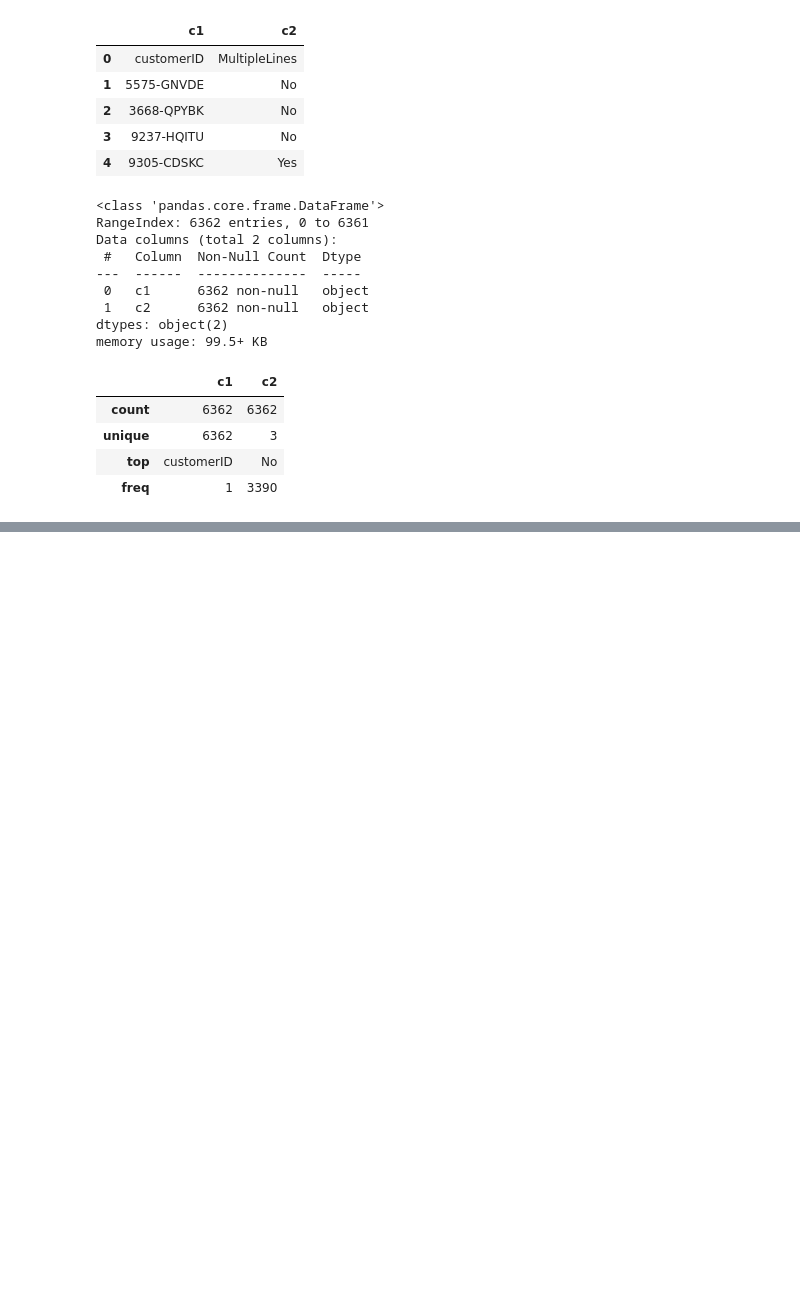
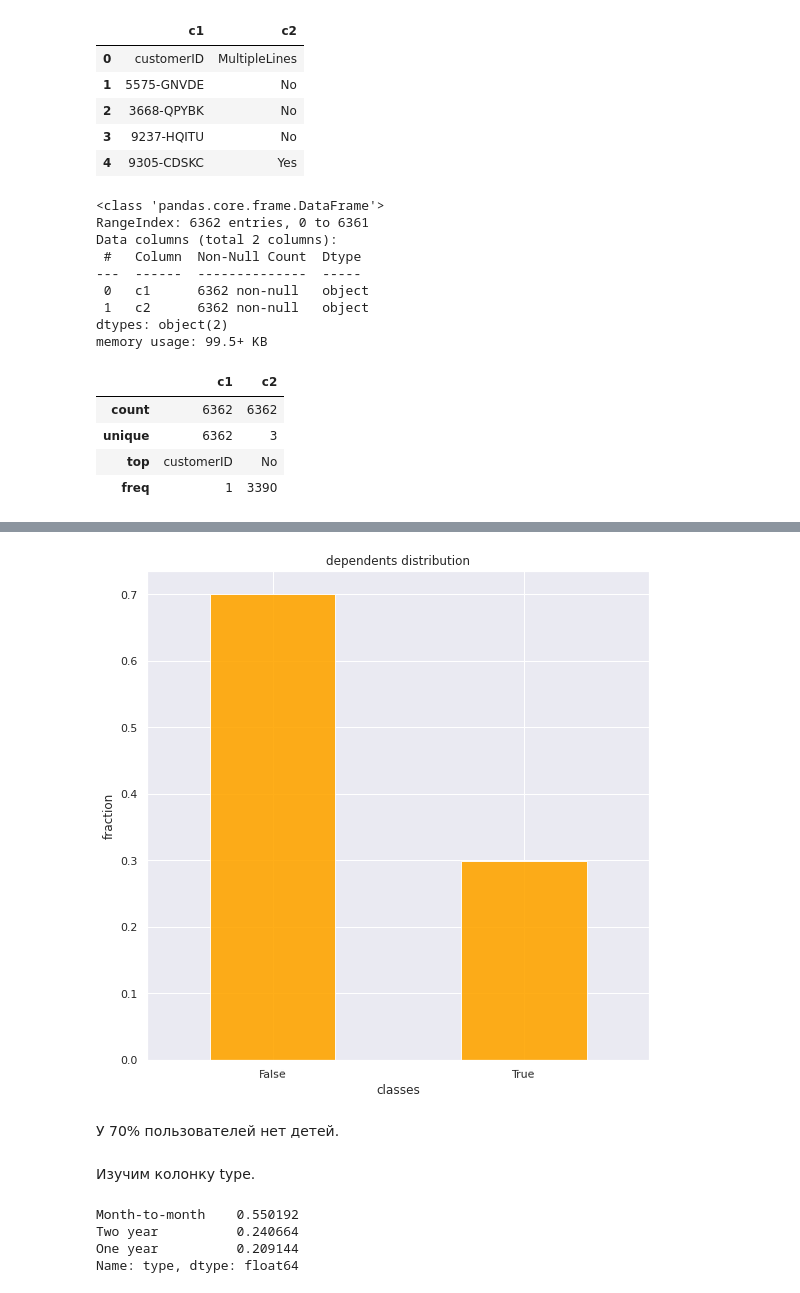
Before and after one commit to Doppler-67/telecom-users-churn-forecasting, a Jupyter notebook: telecom.ipynb, the cells around one changed output, grey strips where cells are left out. Saved outputs shown, nothing was run; the diff lists cells and outputs as text; code cells hidden in the pictures; blank space fills up the shorter version.

```diff
--- a/telecom.ipynb
+++ b/telecom.ipynb
@@ -212,0 +360,17 @@ telephony.describe()
+# %%
+data['dependents'].value_counts(normalize=True).plot(kind='bar', title='dependents distribution', xlabel='classes',
+                                     ylabel='fraction', rot=1, color='orange', alpha =0.9, figsize=(9,9))
+plt.show()
+# %% [output]
+[figure, added]
+# %% [markdown]
+У 70% пользователей нет детей.
+# %% [markdown]
+Изучим колонку type.
+# %%
+data['type'].value_counts(normalize=True)
+# %% [output]
+Month-to-month    0.550192
+Two year          0.240664
+One year          0.209144
+Name: type, dtype: float64
```
Also changed, not shown: parts of 116 cells of this notebook.
